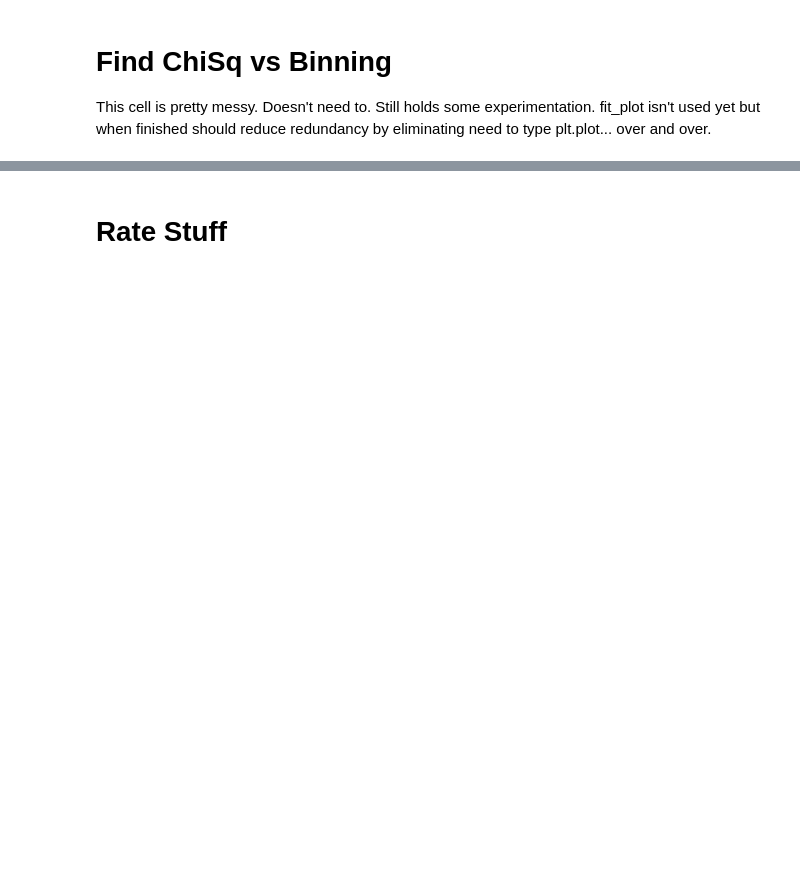
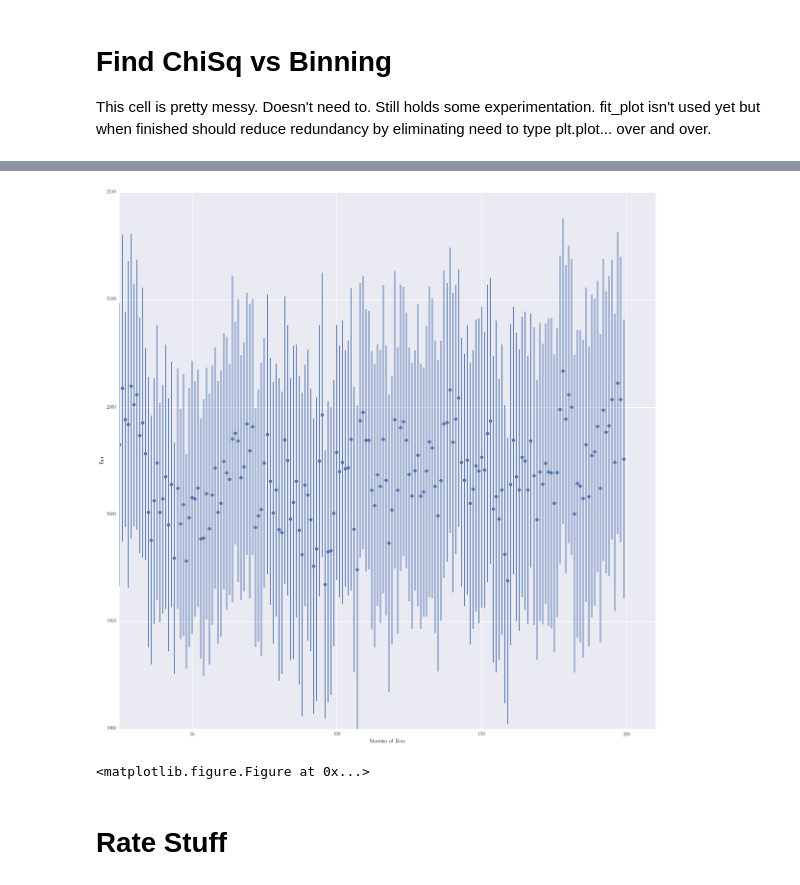
Before and after one commit to ianhi/Phys314, a Jupyter notebook: Muon/Muon_Analysis.ipynb, the cells around one changed output, grey strips where cells are left out. Saved outputs shown, nothing was run; the diff lists cells and outputs as text; code cells hidden in the pictures; blank space fills up the shorter version.

```diff
--- a/Muon/Muon_Analysis.ipynb
+++ b/Muon/Muon_Analysis.ipynb
@@ -139,2 +178,9 @@ def fit_plot(bins=50,plt_init=False):
+# %%
+pp = PdfPages('bestVals.pdf')
+makePlotBestVal(pp,15,200,False)
+pp.close()
+# %% [output]
+[figure, added]
+<matplotlib.figure.Figure at 0x...>
 # %%
 #Create Nice output pdf. makePlot also generates interactive plot
```
Also changed, not shown: parts of 8 cells of this notebook, 7 other files.
